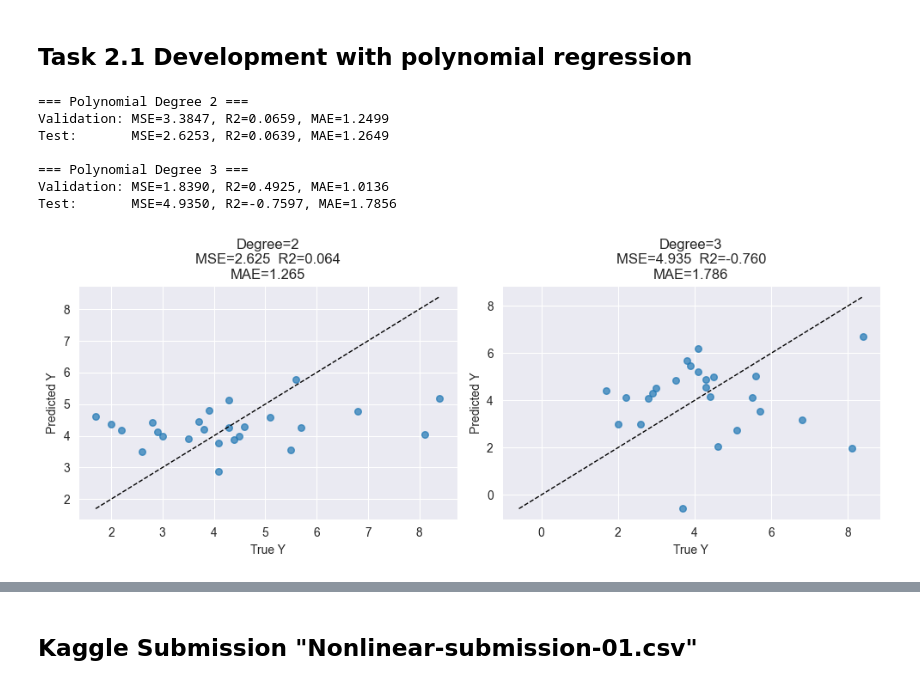
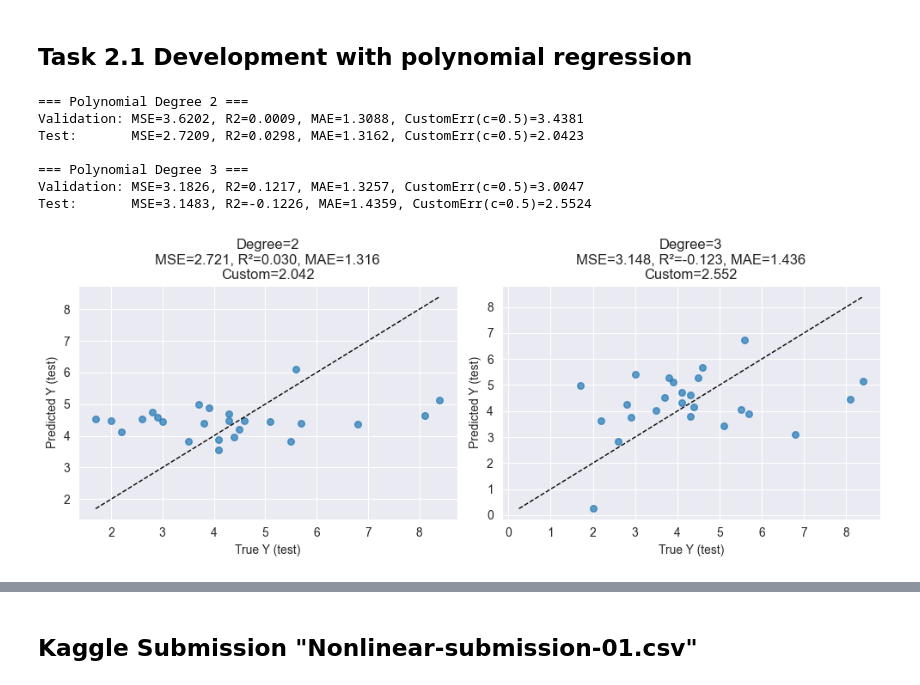
Before and after one commit to bencastello/Machine-Learning-Assignment-2, a Jupyter notebook: ml_assignment_2.ipynb, the cells around one changed output, grey strips where cells are left out. Drawn from its saved outputs; the diff is of its cells as text; code cells hidden in the pictures.

```diff
--- a/ml_assignment_2.ipynb
+++ b/ml_assignment_2.ipynb
@@ -93,7 +120,9 @@ plt.show()
 # %% [output]
 [figure]
 # %%
-X = df2.drop(columns=['SurvivalTime', 'Censored'])
+# Feature-DataFrame und Zielvariable als Pandas-Objekte lassen
+X = df2.drop(columns=['Unnamed: 0', 'SurvivalTime'])   # DataFrame
+y = df2['SurvivalTime']                                # Series
+
 feature_names = X.columns
-y = df2['SurvivalTime'].values
-c = df2['Censored'].values
+print(feature_names)
@@ -375,53 +595,68 @@ The survival time in df2 follows an asymetrical distribution, then we can try to
 # %% [markdown]
 ## Task 2.1 Development with polynomial regression
 # %%
-degrees = [2, 3]
 
-fig, axes = plt.subplots(1, len(degrees), figsize=(5 * len(degrees), 4))
 
+# Polynomial degrees to test
+degrees = [2, 3]  # you can extent to [2,3,4,5]
+c = 0.5  # asymmetric penalty parameter
+
+# Prepare figure for y vs y_hat plots
+fig, axes = plt.subplots(1, len(degrees), figsize=(5*len(degrees), 4))
+
+# Loop over polynomial degrees
 for i, deg in enumerate(degrees):
+    # Build polynomial regression pipeline: scaling + polynomial features + linear regression
     model = Pipeline([
         ("scaler", StandardScaler()),
         ("poly", PolynomialFeatures(degree=deg, include_bias=False)),
         ("linreg", LinearRegression())
     ])
 
+    # Train on training set
     model.fit(X_train, y_train)
 
+    # Predict on Validation and Test
     y_pred_val = model.predict(X_val)
     y_pred_test = model.predict(X_test)
 
+    # Compute metrics for Validation set
     mse_val = mean_squared_error(y_val, y_pred_val)
     r2_val = r2_score(y_val, y_pred_val)
     mae_val = mean_absolute_error(y_val, y_pred_val)
+    custom_val = error_metric(y_val, y_pred_val, c)
 
+    # Compute metrics for Test set
     mse_test = mean_squared_error(y_test, y_pred_test)
     r2_test = r2_score(y_test, y_pred_test)
     mae_test = mean_absolute_error(y_test, y_pred_test)
+    custom_test = error_metric(y_test, y_pred_test, c)
 
+    # Print metrics
     print(f"=== Polynomial Degree {deg} ===")
-    print(f"Validation: MSE={mse_val:.4f}, R2={r2_val:.4f}, MAE={mae_val:.4f}")
-    print(f"Test:       MSE={mse_test:.4f}, R2={r2_test:.4f}, MAE={mae_test:.4f}\n")
+    print(f"Validation: MSE={mse_val:.4f}, R2={r2_val:.4f}, MAE={mae_val:.4f}, CustomErr(c={c})={custom_val:.4f}")
+    print(f"Test:       MSE={mse_test:.4f}, R2={r2_test:.4f}, MAE={mae_test:.4f}, CustomErr(c={c})={custom_test:.4f}\n")
 
+    # Plot y vs y_hat for Test set
     ax = axes[i]
     ax.scatter(y_test, y_pred_test, alpha=0.7, s=30)
     mn = min(np.min(y_test), np.min(y_pred_test))
     mx = max(np.max(y_test), np.max(y_pred_test))
     ax.plot([mn, mx], [mn, mx], linestyle="--", color="black", linewidth=1)
-    ax.set_title(f"Degree={deg}\nMSE={mse_test:.3f}  R2={r2_test:.3f}\nMAE={mae_test:.3f}")
-    ax.set_xlabel("True Y")
-    ax.set_ylabel("Predicted Y")
+    ax.set_xlabel("True Y (test)")
+    ax.set_ylabel("Predicted Y (test)")
+    ax.set_title(f"Degree={deg}\nMSE={mse_test:.3f}, R²={r2_test:.3f}, MAE={mae_test:.3f}\nCustom={custom_test:.3f}")
     ax.grid(True)
 
 plt.tight_layout()
 plt.show()
 # %% [output]
 === Polynomial Degree 2 ===
-Validation: MSE=3.3847, R2=0.0659, MAE=1.2499
-Test:       MSE=2.6253, R2=0.0639, MAE=1.2649
+Validation: MSE=3.6202, R2=0.0009, MAE=1.3088, CustomErr(c=0.5)=3.4381
+Test:       MSE=2.7209, R2=0.0298, MAE=1.3162, CustomErr(c=0.5)=2.0423
 
 === Polynomial Degree 3 ===
-Validation: MSE=1.8390, R2=0.4925, MAE=1.0136
-Test:       MSE=4.9350, R2=-0.7597, MAE=1.7856
+Validation: MSE=3.1826, R2=0.1217, MAE=1.3257, CustomErr(c=0.5)=3.0047
+Test:       MSE=3.1483, R2=-0.1226, MAE=1.4359, CustomErr(c=0.5)=2.5524
-[figure, old version]
+[figure, new version]
 # %%
```
Also changed, not shown: parts of 27 cells of this notebook.
